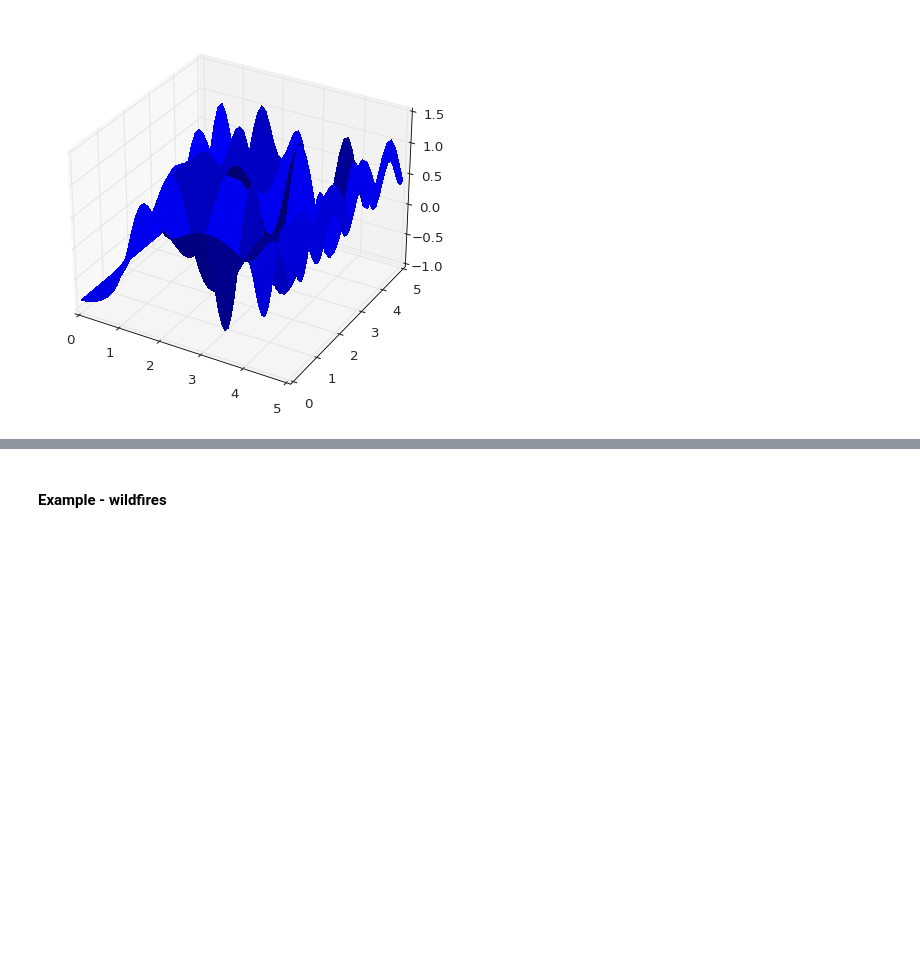
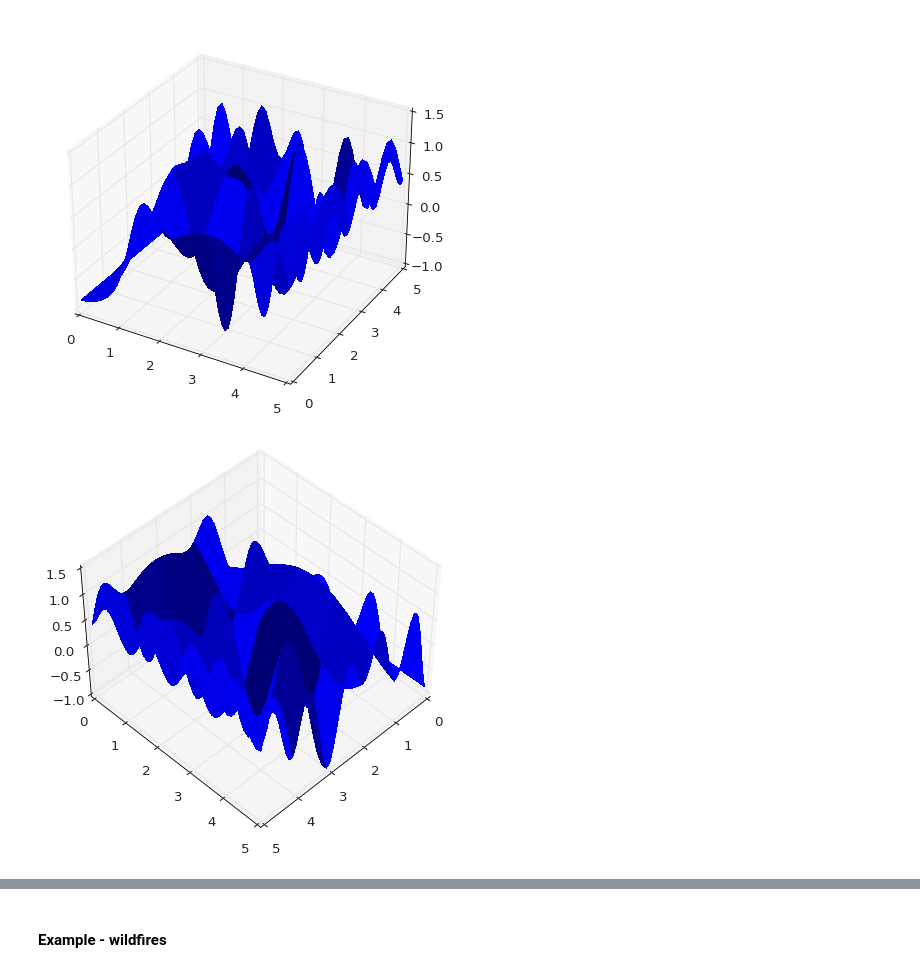
Before and after one commit to eyalnus/Python-Data, a Jupyter notebook: Matplotlib-full.ipynb, the cells around one changed output, grey strips where cells are left out. Cells and saved outputs as stored; diff of their text form; code cells hidden in the pictures; blank space fills up the shorter version.

```diff
--- a/Matplotlib-full.ipynb
+++ b/Matplotlib-full.ipynb
@@ -444,2 +445,12 @@ surf = ax.plot_surface(X, Y, Z,
 # %% [output]
 [figure]
+# %%
+from mpl_toolkits.mplot3d import Axes3D
+fig = plt.figure()
+ax = fig.gca(projection='3d')
+ax.view_init(45, 45)
+surf = ax.plot_surface(X, Y, Z,
+                       linewidth=0, antialiased=False)
+plt.show()
+# %% [output]
+[figure, added]
```
Also changed, not shown: parts of 4 cells of this notebook, 1 other file.
